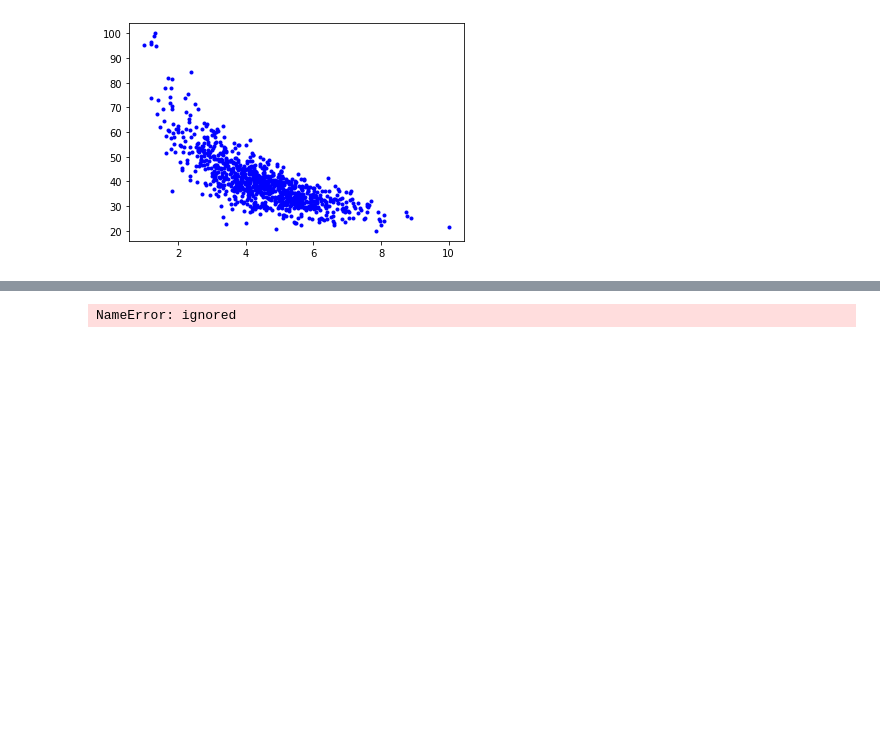
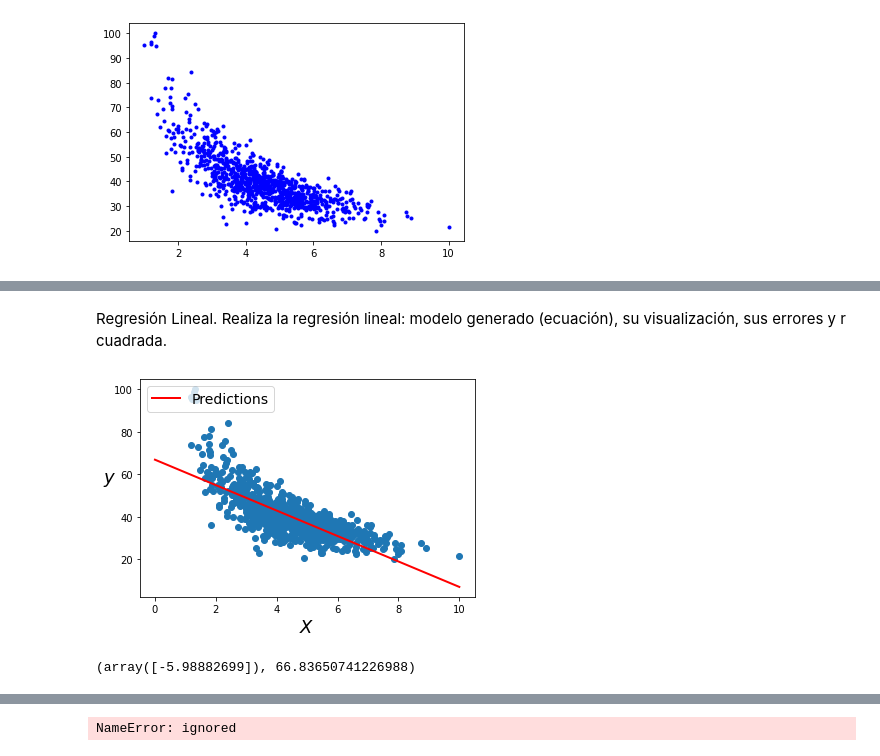
Before and after one commit to PosgradoMNA/actividades-de-aprendizaje-Ed9ar, a Jupyter notebook: TecMty_Regresion_lineal_polinomial.ipynb, the cells around one changed output, grey strips where cells are left out. Cells and saved outputs as stored; diff of their text form; code cells hidden in the pictures; blank space fills up the shorter version.

```diff
--- a/TecMty_Regresion_lineal_polinomial.ipynb
+++ b/TecMty_Regresion_lineal_polinomial.ipynb
@@ -306,0 +308,11 @@ plt.plot(X,y,'b.')
+# %%
+from sklearn.model_selection import train_test_split
+X_train, X_test, y_train, y_test = train_test_split(X, y, test_size = 0.1, random_state = 101)
+
+print(f'Numero total de registros en la bdd: {len(X)}')
+print("*****"*10)
+print(f'Numero total de registros en el training set: {len(X_train)}')
+print(f'Tamaño de X_train: {X_train.shape}')
+print("*****"*10)
+print(f'Mumero total de registros en el test dataset: {len(X_test)}')
+print(f'Tamaño del X_test: {X_test.shape}')
@@ -306,0 +327,26 @@ plt.plot(X,y,'b.')
+# %% [markdown]
+Regresión Lineal.
+Realiza la regresión lineal: modelo generado (ecuación), su visualización, sus errores y r cuadrada.
+# %%
+#lineal fit y visualizacion
+
+from sklearn.linear_model import LinearRegression
+
+
+linear_reg = LinearRegression(fit_intercept=True)
+linear_reg.fit(X_train, y_train)
+X_fit = np.linspace(0, 10, 100)
+y_fit = linear_reg.predict(X_fit[:, np.newaxis])
+
+plt.scatter(X_train, y_train)
+plt.plot(X_fit, y_fit, "r-", linewidth=2, label="Predictions")
+plt.xlabel("$X$", fontsize=18)
+plt.ylabel("$y$", rotation=0, fontsize=18)
+plt.legend(loc="upper left", fontsize=14);
+# %% [output]
+[figure, added]
+# %%
+ #Ecuacion
+ linear_reg.coef_, linear_reg.intercept_
+# %% [output]
+(array([-5.98882699]), 66.83650741226988)
```
Also changed, not shown: parts of 16 cells of this notebook.
